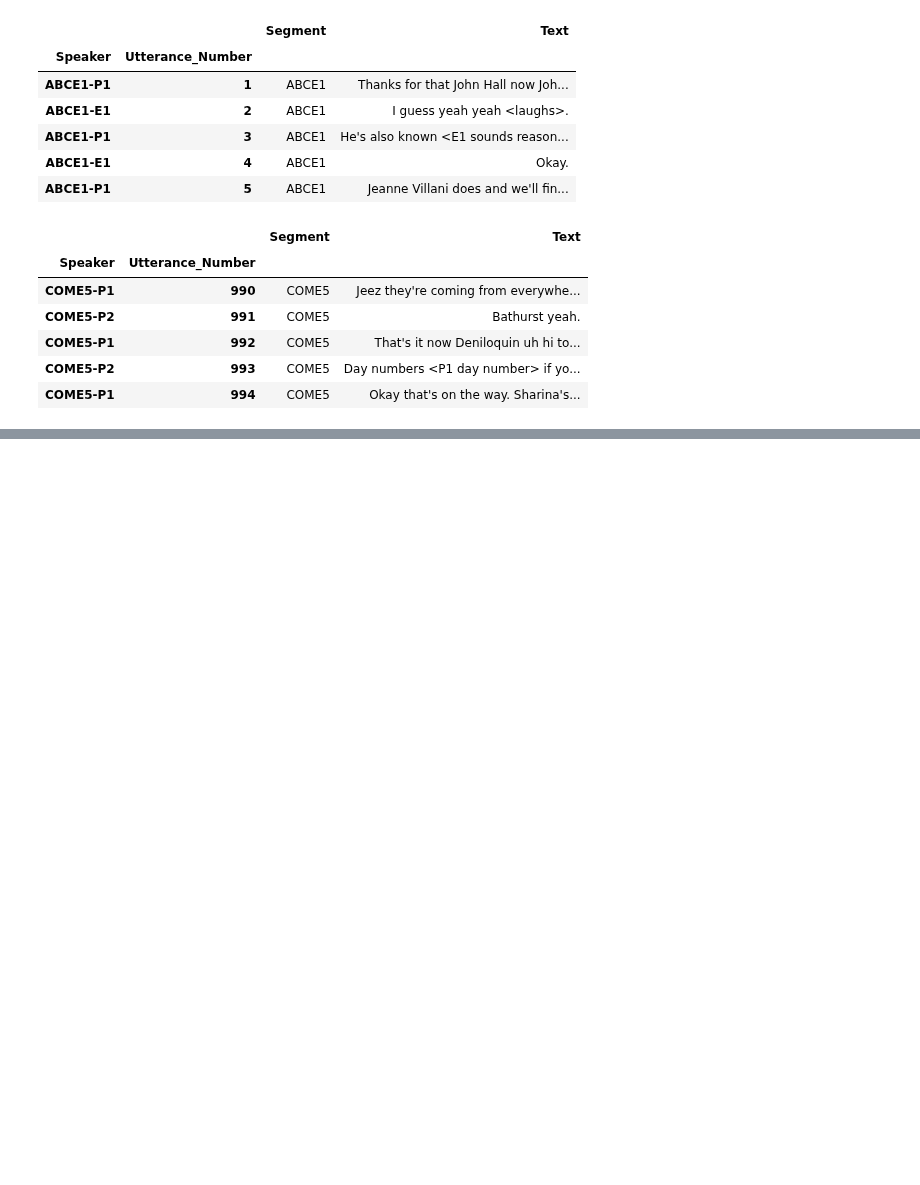
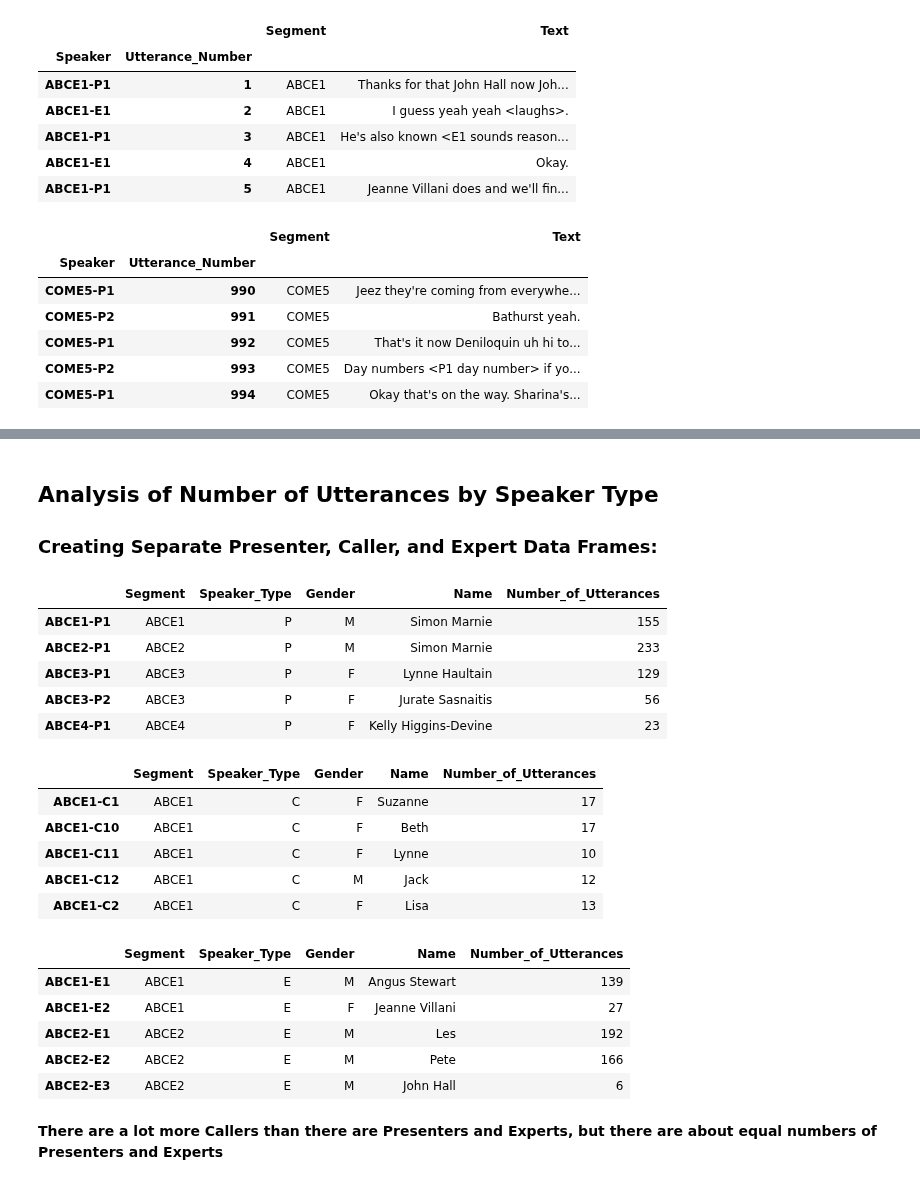
Before and after one commit to Data-Science-for-Linguists/Discourse-Analysis-ART-Corpus, a Jupyter notebook: process-art-corpus.ipynb, the cells around one changed output, grey strips where cells are left out. Cells and saved outputs as stored; diff of their text form; code cells hidden in the pictures; blank space fills up the shorter version.

```diff
--- a/process-art-corpus.ipynb
+++ b/process-art-corpus.ipynb
@@ -573,0 +631,37 @@ art_df.groupby
+# %% [markdown]
+## Analysis of Number of Utterances by Speaker Type
+
+### Creating Separate Presenter, Caller, and Expert Data Frames:
+# %%
+# dataframe of presenters
+P_df=speaker_df.loc[speaker_df["Speaker_Type"]=='P',:]
+P_df.head()
+
+# dataframe of callers
+C_df=speaker_df.loc[speaker_df["Speaker_Type"]=='C',:]
+C_df.head()
+
+# dataframe of experts
+E_df=speaker_df.loc[speaker_df["Speaker_Type"]=='E',:]
+E_df.head()
+# %% [output]
+|  | Segment | Speaker_Type | Gender | Name | Number_of_Utterances |
+| ABCE1-P1 | ABCE1 | P | M | Simon Marnie | 155 |
+| ABCE2-P1 | ABCE2 | P | M | Simon Marnie | 233 |
+| ABCE3-P1 | ABCE3 | P | F | Lynne Haultain | 129 |
+| ABCE3-P2 | ABCE3 | P | F | Jurate Sasnaitis | 56 |
+| ABCE4-P1 | ABCE4 | P | F | Kelly Higgins-Devine | 23 |
+|  | Segment | Speaker_Type | Gender | Name | Number_of_Utterances |
+| ABCE1-C1 | ABCE1 | C | F | Suzanne | 17 |
+| ABCE1-C10 | ABCE1 | C | F | Beth | 17 |
+| ABCE1-C11 | ABCE1 | C | F | Lynne | 10 |
+| ABCE1-C12 | ABCE1 | C | M | Jack | 12 |
+| ABCE1-C2 | ABCE1 | C | F | Lisa | 13 |
+|  | Segment | Speaker_Type | Gender | Name | Number_of_Utterances |
+| ABCE1-E1 | ABCE1 | E | M | Angus Stewart | 139 |
+| ABCE1-E2 | ABCE1 | E | F | Jeanne Villani | 27 |
+| ABCE2-E1 | ABCE2 | E | M | Les | 192 |
+| ABCE2-E2 | ABCE2 | E | M | Pete | 166 |
+| ABCE2-E3 | ABCE2 | E | M | John Hall | 6 |
+# %% [markdown]
+**There are a lot more Callers than there are Presenters and Experts, but there are about equal numbers of Presenters and Experts**
```
Also changed, not shown: parts of 12 cells of this notebook.
